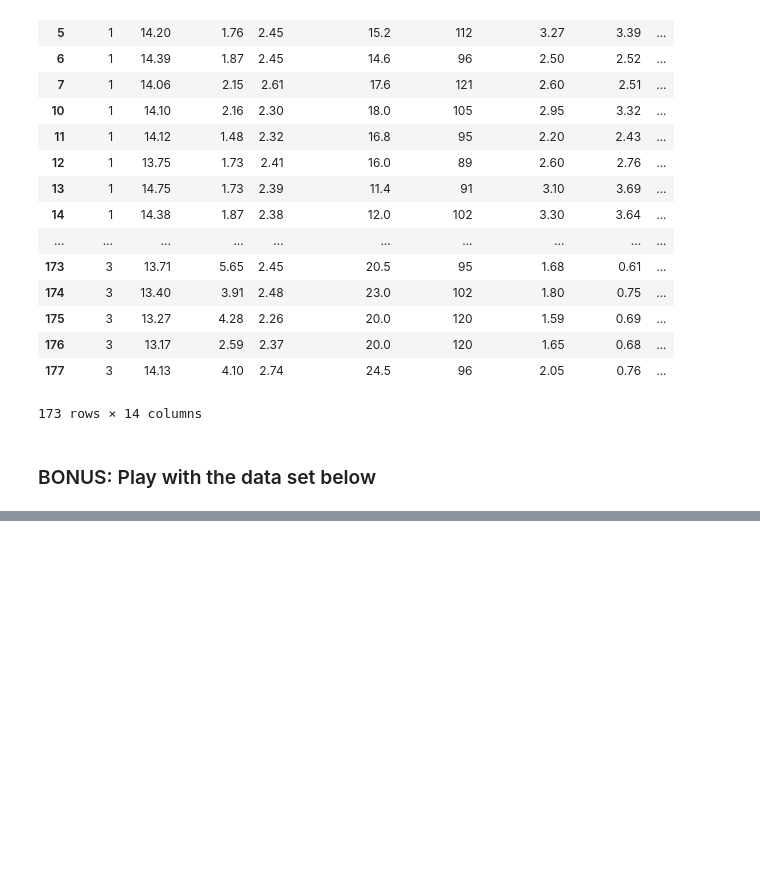
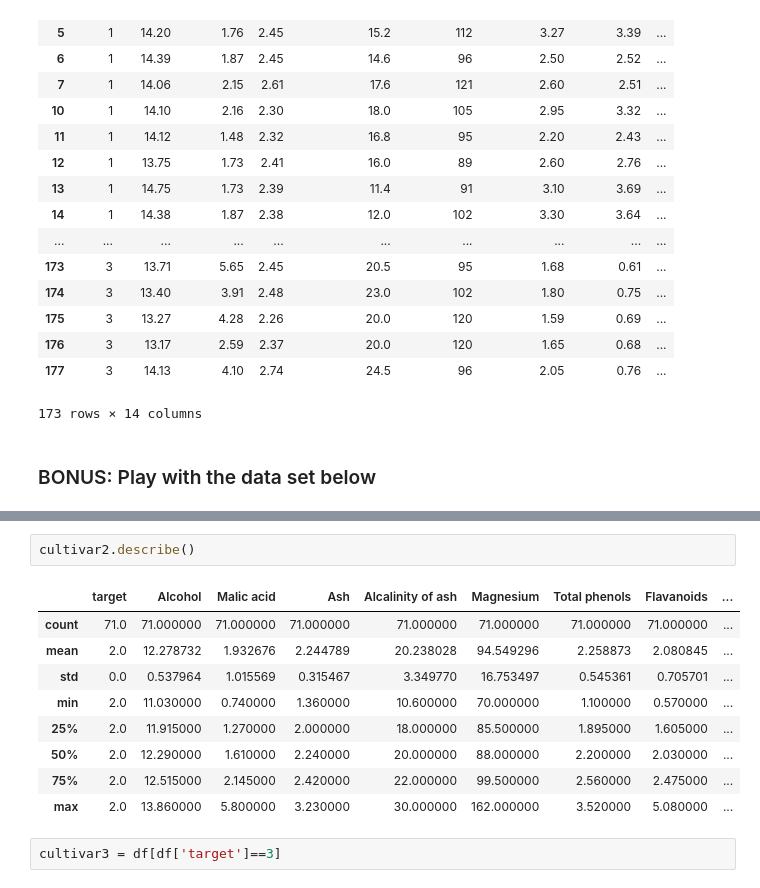
Before and after one commit to MLCCKolkata/Assignment-3, a Jupyter notebook: 35848893.ipynb, the cells around one changed output, grey strips where cells are left out. Drawn from its saved outputs; the diff is of its cells as text; blank space fills up the shorter version.

```diff
--- a/35848893.ipynb
+++ b/35848893.ipynb
@@ -686,0 +732,14 @@ wine_df.dropna(0)
+# %%
+cultivar2.describe()
+# %% [output]
+|  | target | Alcohol | Malic acid | Ash | Alcalinity of ash | Magnesium | Total phenols | Flavanoids | ... |
+| count | 71.0 | 71.000000 | 71.000000 | 71.000000 | 71.000000 | 71.000000 | 71.000000 | 71.000000 | ... |
+| mean | 2.0 | 12.278732 | 1.932676 | 2.244789 | 20.238028 | 94.549296 | 2.258873 | 2.080845 | ... |
+| std | 0.0 | 0.537964 | 1.015569 | 0.315467 | 3.349770 | 16.753497 | 0.545361 | 0.705701 | ... |
+| min | 2.0 | 11.030000 | 0.740000 | 1.360000 | 10.600000 | 70.000000 | 1.100000 | 0.570000 | ... |
+| 25% | 2.0 | 11.915000 | 1.270000 | 2.000000 | 18.000000 | 85.500000 | 1.895000 | 1.605000 | ... |
+| 50% | 2.0 | 12.290000 | 1.610000 | 2.240000 | 20.000000 | 88.000000 | 2.200000 | 2.030000 | ... |
+| 75% | 2.0 | 12.515000 | 2.145000 | 2.420000 | 22.000000 | 99.500000 | 2.560000 | 2.475000 | ... |
+| max | 2.0 | 13.860000 | 5.800000 | 3.230000 | 30.000000 | 162.000000 | 3.520000 | 5.080000 | ... |
+# %%
+cultivar3 = df[df['target']==3]
```
Also changed, not shown: parts of 9 cells of this notebook.
